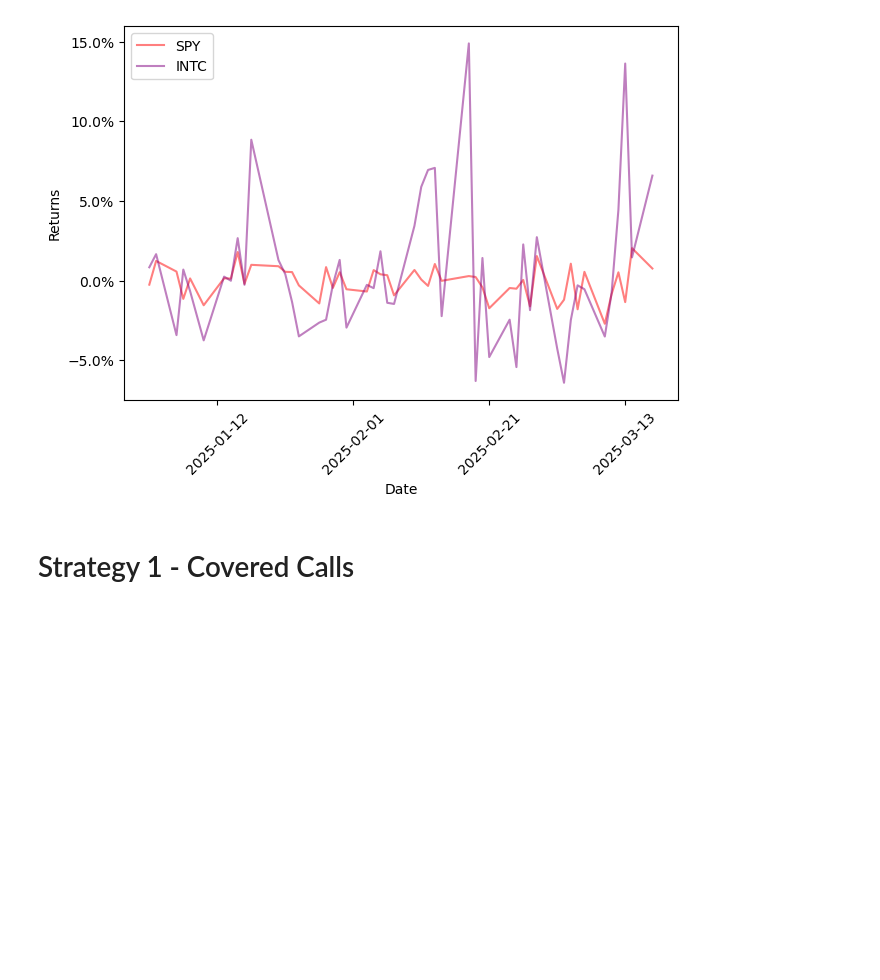
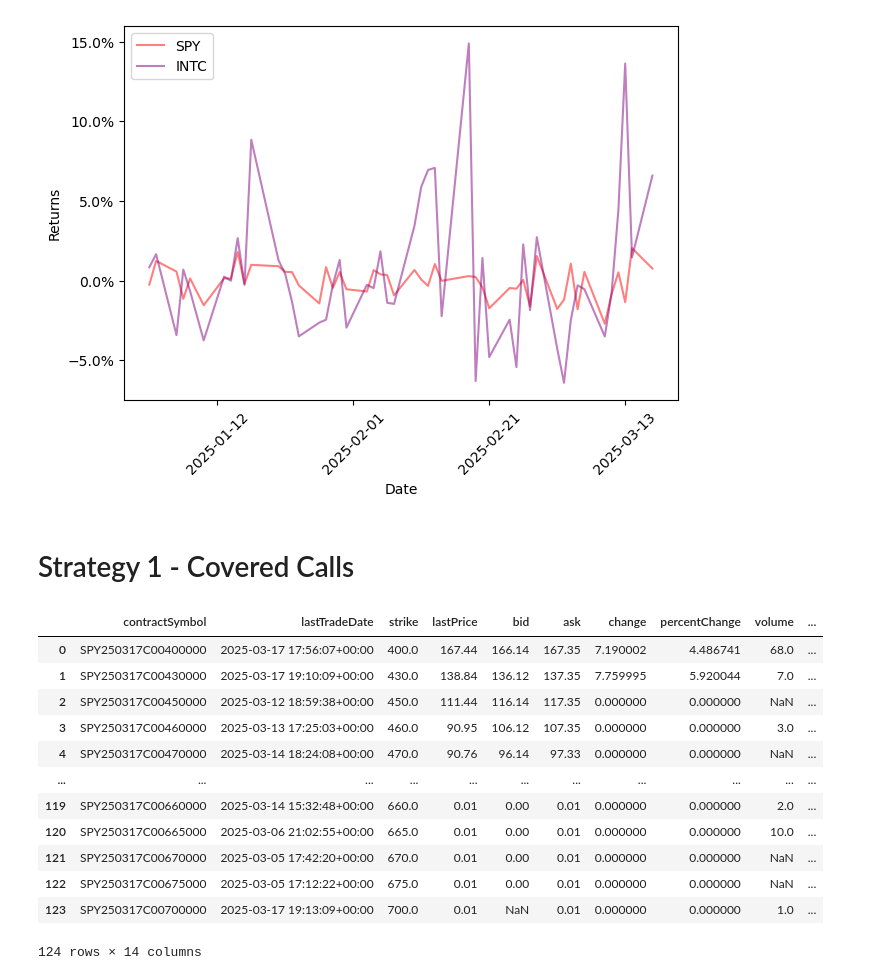
Before and after one commit to dimitris-markopoulos/QuantitativeFinance, a Jupyter notebook: Algorithmic Trading/CoveredCalls.ipynb, the cells around one changed output. Cells and saved outputs as stored; diff of their text form; code cells hidden in the pictures; blank space fills up the shorter version.

```diff
--- a/Algorithmic Trading/CoveredCalls.ipynb
+++ b/Algorithmic Trading/CoveredCalls.ipynb
@@ -41,3 +41,23 @@ plt.ylabel('Returns');
 [figure]
 # %% [markdown]
 # Strategy 1 - Covered Calls
+# %%
+ticker = yf.Ticker('SPY')
+expirations = ticker.options
+option_chain = ticker.option_chain(expirations[0])
+calls = option_chain.calls
+calls
+# %% [output]
+|  | contractSymbol | lastTradeDate | strike | lastPrice | bid | ask | change | percentChange | volume | ... |
+| 0 | SPY250317C00400000 | 2025-03-17 17:56:07+00:00 | 400.0 | 167.44 | 166.14 | 167.35 | 7.190002 | 4.486741 | 68.0 | ... |
+| 1 | SPY250317C00430000 | 2025-03-17 19:10:09+00:00 | 430.0 | 138.84 | 136.12 | 137.35 | 7.759995 | 5.920044 | 7.0 | ... |
+| 2 | SPY250317C00450000 | 2025-03-12 18:59:38+00:00 | 450.0 | 111.44 | 116.14 | 117.35 | 0.000000 | 0.000000 | NaN | ... |
+| 3 | SPY250317C00460000 | 2025-03-13 17:25:03+00:00 | 460.0 | 90.95 | 106.12 | 107.35 | 0.000000 | 0.000000 | 3.0 | ... |
+| 4 | SPY250317C00470000 | 2025-03-14 18:24:08+00:00 | 470.0 | 90.76 | 96.14 | 97.33 | 0.000000 | 0.000000 | NaN | ... |
+| ... | ... | ... | ... | ... | ... | ... | ... | ... | ... | ... |
+| 119 | SPY250317C00660000 | 2025-03-14 15:32:48+00:00 | 660.0 | 0.01 | 0.00 | 0.01 | 0.000000 | 0.000000 | 2.0 | ... |
+| 120 | SPY250317C00665000 | 2025-03-06 21:02:55+00:00 | 665.0 | 0.01 | 0.00 | 0.01 | 0.000000 | 0.000000 | 10.0 | ... |
+| 121 | SPY250317C00670000 | 2025-03-05 17:42:20+00:00 | 670.0 | 0.01 | 0.00 | 0.01 | 0.000000 | 0.000000 | NaN | ... |
+| 122 | SPY250317C00675000 | 2025-03-05 17:12:22+00:00 | 675.0 | 0.01 | 0.00 | 0.01 | 0.000000 | 0.000000 | NaN | ... |
+| 123 | SPY250317C00700000 | 2025-03-17 19:13:09+00:00 | 700.0 | 0.01 | NaN | 0.01 | 0.000000 | 0.000000 | 1.0 | ... |
+124 rows × 14 columns
```
